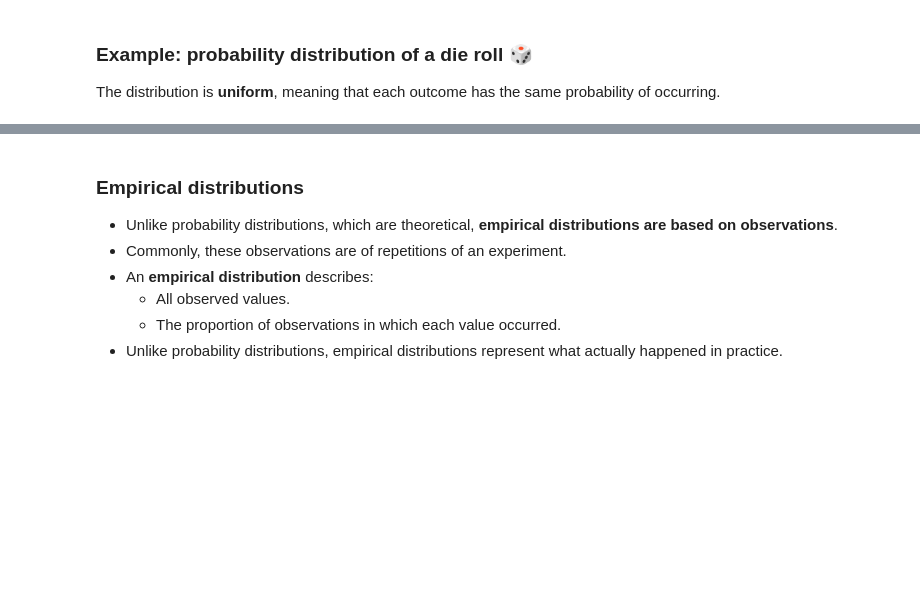
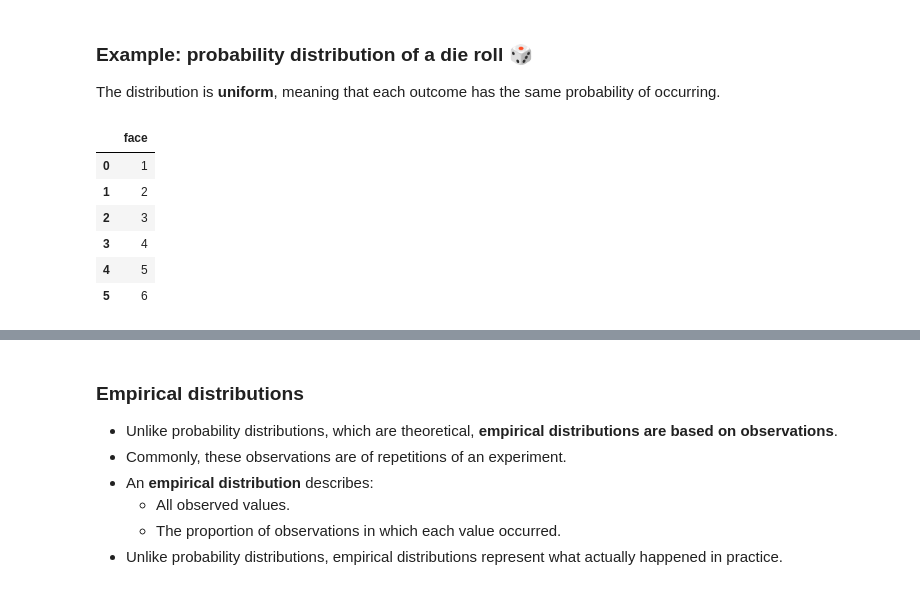
Before and after one commit to dsc-courses/dsc10-2022-su, a Jupyter notebook: lectures/lec14/lec14-live.ipynb, the cells around one changed output, grey strips where cells are left out. Drawn from its saved outputs; the diff is of its cells as text; code cells hidden in the pictures; blank space fills up the shorter version.

```diff
--- a/lectures/lec14/lec14-live.ipynb
+++ b/lectures/lec14/lec14-live.ipynb
@@ -80,6 +80,18 @@ pd.set_option("display.precision", 2)
 ### Example: probability distribution of a die roll 🎲
 
 The distribution is **uniform**, meaning that each outcome has the same probability of occurring.
+# %%
+die_faces = np.arange(1, 7, 1)
+die = bpd.DataFrame().assign(face=die_faces)
+die
+# %% [output]
+|  | face |
+| 0 | 1 |
+| 1 | 2 |
+| 2 | 3 |
+| 3 | 4 |
+| 4 | 5 |
+| 5 | 6 |
 # %%
 bins = np.arange(0.5, 6.6, 1)
 
```
Also changed, not shown: parts of 20 cells of this notebook.
